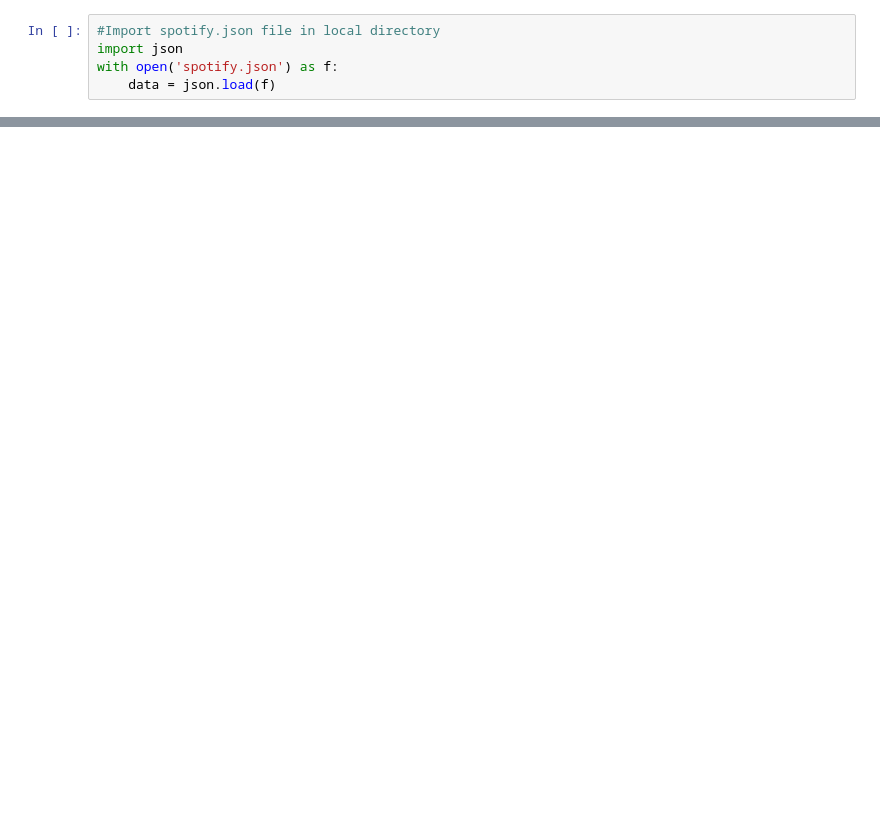
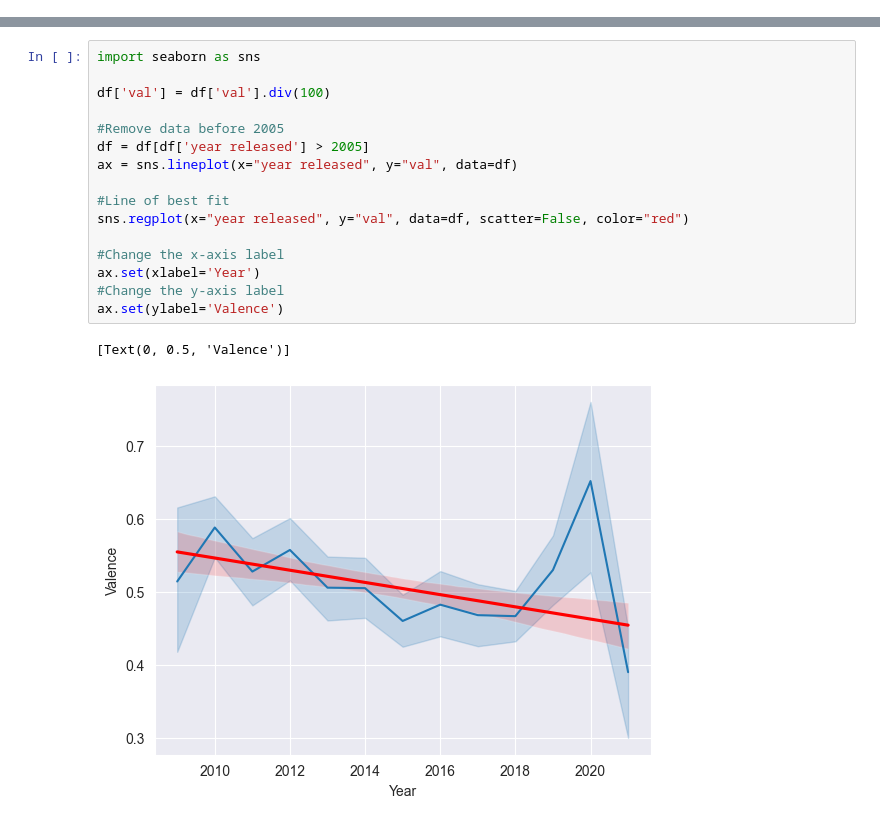
Before and after one commit to McGodFTW/jupyter_assignment1, a Jupyter notebook: main.ipynb, the cells around one changed output, grey strips where cells are left out. Cells and saved outputs as stored; diff of their text form; blank space fills up the shorter version.

```diff
--- a/main.ipynb
+++ b/main.ipynb
@@ -1,5 +0,0 @@
-# %%
-#Import spotify.json file in local directory
-import json
-with open('spotify.json') as f:
-    data = json.load(f)
@@ -124,0 +69,19 @@ NameError: name 'df' is not defined
+# %%
+import seaborn as sns
+
+df['val'] = df['val'].div(100)
+
+#Remove data before 2005
+df = df[df['year released'] > 2005]
+ax = sns.lineplot(x="year released", y="val", data=df)
+
+#Line of best fit
+sns.regplot(x="year released", y="val", data=df, scatter=False, color="red")
+
+#Change the x-axis label
+ax.set(xlabel='Year')
+#Change the y-axis label
+ax.set(ylabel='Valence')
+# %% [output]
+[Text(0, 0.5, 'Valence')]
+[figure, added]
```
Also changed, not shown: parts of 25 cells of this notebook, 1 other file.
